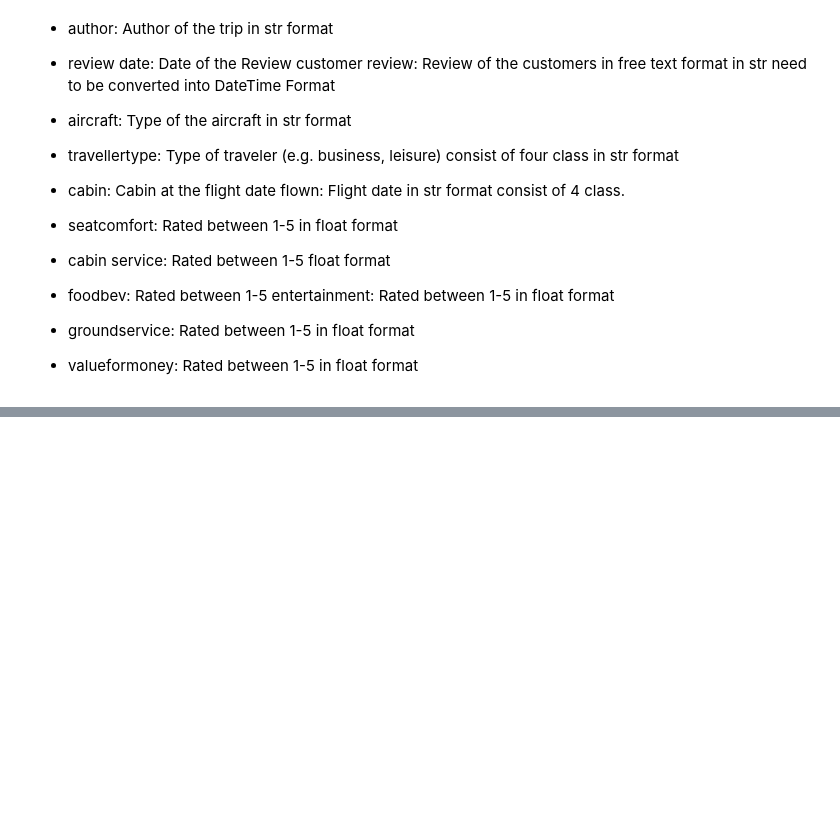
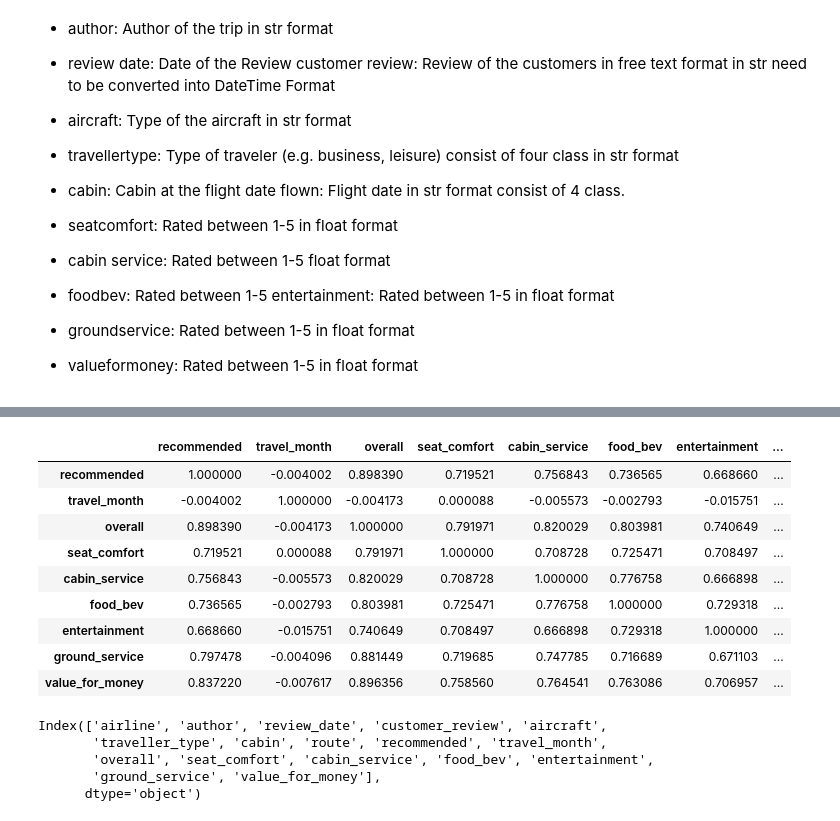
Before and after one commit to shahfaissal/capstone_project_3, a Jupyter notebook: Airline_referral_capstone_project.ipynb, the cells around one changed output, grey strips where cells are left out. Drawn from its saved outputs; the diff is of its cells as text; code cells hidden in the pictures; blank space fills up the shorter version.

```diff
--- a/Airline_referral_capstone_project.ipynb
+++ b/Airline_referral_capstone_project.ipynb
@@ -304,0 +354,2 @@ memory usage: 10.9+ MB
+# %%
+df = pd.concat([df.reset_index(),numerical_df.reset_index()], axis =1)
@@ -304,0 +376,2 @@ memory usage: 10.9+ MB
+# %%
+df = df.select_dtypes(include=['object','float64'])
@@ -304,0 +380,2 @@ memory usage: 10.9+ MB
+# %%
+df= round(df)
@@ -304,0 +391,29 @@ memory usage: 10.9+ MB
+# %%
+# replacing yes =1 and no =0 in recommended column
+df['recommended'].replace({'yes':1,'no':0},inplace=True)
+# %%
+# Check the correlation plot
+
+corr = df.corr()
+corr.style.background_gradient(cmap='coolwarm')
+# %% [output]
+|  | recommended | travel_month | overall | seat_comfort | cabin_service | food_bev | entertainment | ... |
+| recommended | 1.000000 | -0.004002 | 0.898390 | 0.719521 | 0.756843 | 0.736565 | 0.668660 | ... |
+| travel_month | -0.004002 | 1.000000 | -0.004173 | 0.000088 | -0.005573 | -0.002793 | -0.015751 | ... |
+| overall | 0.898390 | -0.004173 | 1.000000 | 0.791971 | 0.820029 | 0.803981 | 0.740649 | ... |
+| seat_comfort | 0.719521 | 0.000088 | 0.791971 | 1.000000 | 0.708728 | 0.725471 | 0.708497 | ... |
+| cabin_service | 0.756843 | -0.005573 | 0.820029 | 0.708728 | 1.000000 | 0.776758 | 0.666898 | ... |
+| food_bev | 0.736565 | -0.002793 | 0.803981 | 0.725471 | 0.776758 | 1.000000 | 0.729318 | ... |
+| entertainment | 0.668660 | -0.015751 | 0.740649 | 0.708497 | 0.666898 | 0.729318 | 1.000000 | ... |
+| ground_service | 0.797478 | -0.004096 | 0.881449 | 0.719685 | 0.747785 | 0.716689 | 0.671103 | ... |
+| value_for_money | 0.837220 | -0.007617 | 0.896356 | 0.758560 | 0.764541 | 0.763086 | 0.706957 | ... |
+# %%
+# Features present in dataset
+features= df.columns
+features
+# %% [output]
+Index(['airline', 'author', 'review_date', 'customer_review', 'aircraft',
+       'traveller_type', 'cabin', 'route', 'recommended', 'travel_month',
+       'overall', 'seat_comfort', 'cabin_service', 'food_bev', 'entertainment',
+       'ground_service', 'value_for_money'],
+      dtype='object')
```
Also changed, not shown: parts of 10 cells of this notebook.
